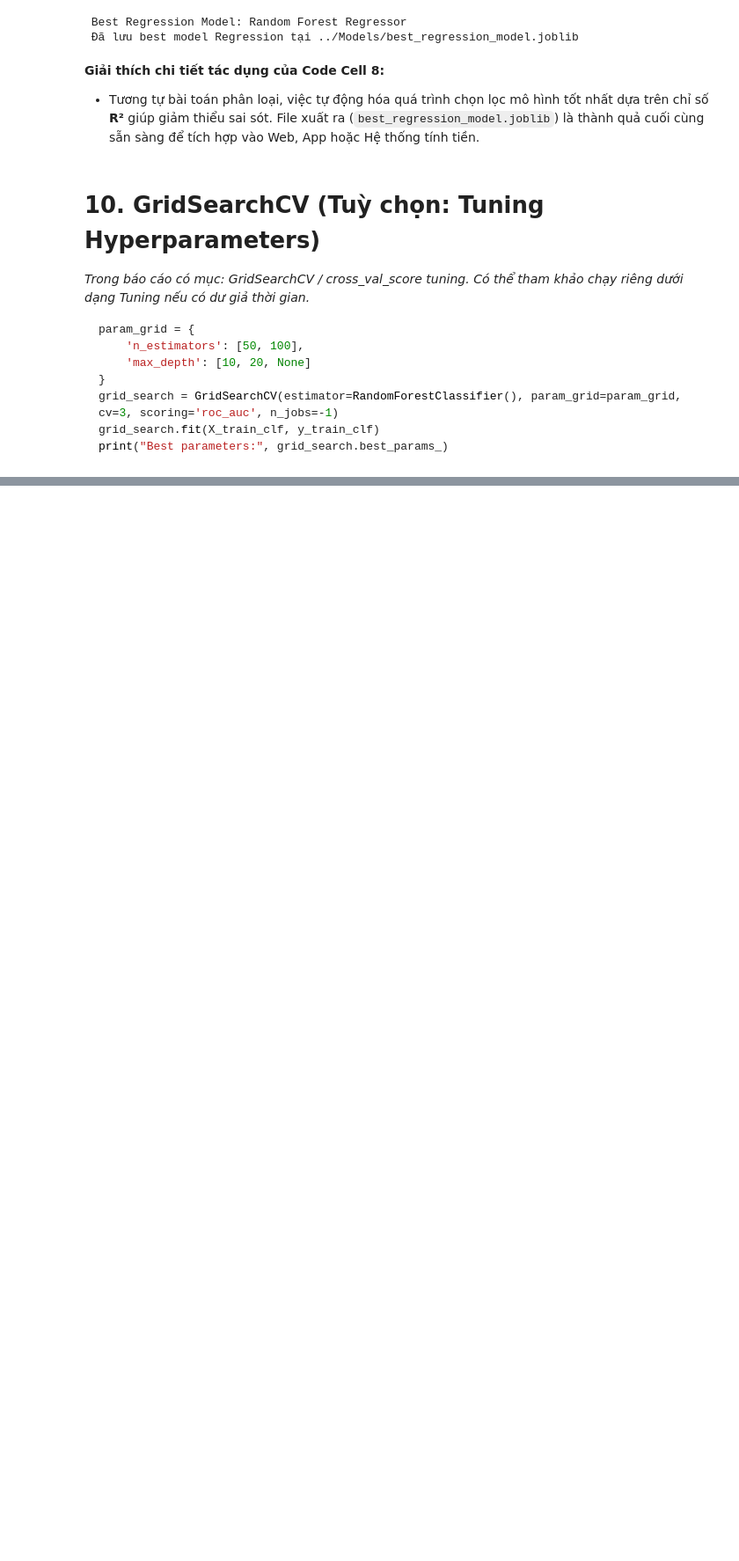
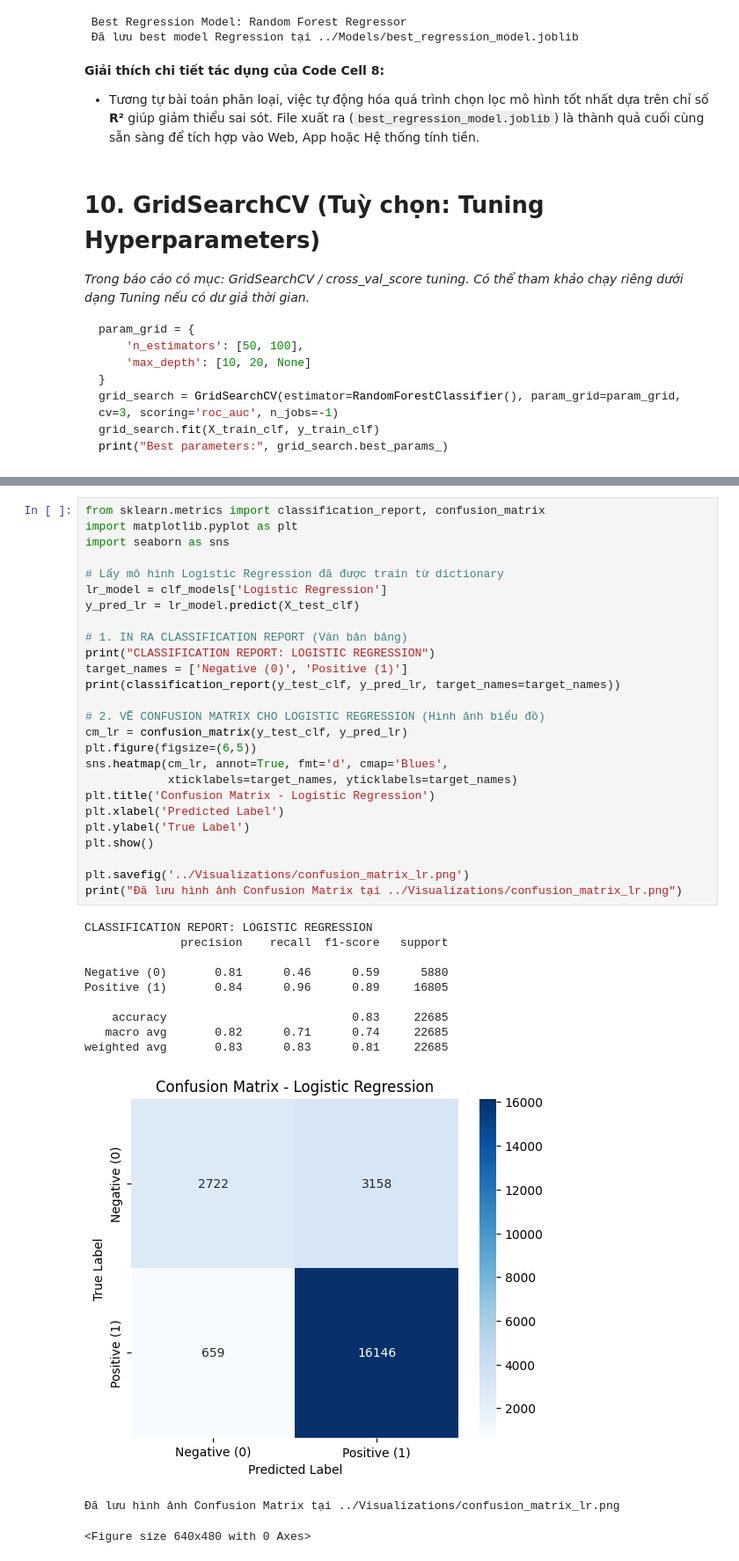
Before and after one commit to tri06052022-blip/BigData-Final-Project, a Jupyter notebook: Notebooks/Modeling_Classification_Regression.ipynb, the cells around one changed output, grey strips where cells are left out. Shown at 88% size. Cells and saved outputs as stored; diff of their text form; blank space fills up the shorter version.

```diff
--- a/Notebooks/Modeling_Classification_Regression.ipynb
+++ b/Notebooks/Modeling_Classification_Regression.ipynb
@@ -424,0 +426,39 @@ print("Best parameters:", grid_search.best_params_)
+# %%
+from sklearn.metrics import classification_report, confusion_matrix
+import matplotlib.pyplot as plt
+import seaborn as sns
+
+# Lấy mô hình Logistic Regression đã được train từ dictionary
+lr_model = clf_models['Logistic Regression']
+y_pred_lr = lr_model.predict(X_test_clf)
+
+# 1. IN RA CLASSIFICATION REPORT (Văn bản bảng)
+print("CLASSIFICATION REPORT: LOGISTIC REGRESSION")
+target_names = ['Negative (0)', 'Positive (1)']
+print(classification_report(y_test_clf, y_pred_lr, target_names=target_names))
+
+# 2. VẼ CONFUSION MATRIX CHO LOGISTIC REGRESSION (Hình ảnh biểu đồ)
+cm_lr = confusion_matrix(y_test_clf, y_pred_lr)
+plt.figure(figsize=(6,5))
+sns.heatmap(cm_lr, annot=True, fmt='d', cmap='Blues',
+            xticklabels=target_names, yticklabels=target_names)
+plt.title('Confusion Matrix - Logistic Regression')
+plt.xlabel('Predicted Label')
+plt.ylabel('True Label')
+plt.show()
+
+plt.savefig('../Visualizations/confusion_matrix_lr.png')
+print("Đã lưu hình ảnh Confusion Matrix tại ../Visualizations/confusion_matrix_lr.png")
+# %% [output]
+CLASSIFICATION REPORT: LOGISTIC REGRESSION
+              precision    recall  f1-score   support
+
+Negative (0)       0.81      0.46      0.59      5880
+Positive (1)       0.84      0.96      0.89     16805
+
+    accuracy                           0.83     22685
+   macro avg       0.82      0.71      0.74     22685
+weighted avg       0.83      0.83      0.81     22685
+[figure, added]
+Đã lưu hình ảnh Confusion Matrix tại ../Visualizations/confusion_matrix_lr.png
+<Figure size 640x480 with 0 Axes>
```
Also changed, not shown: parts of 15 cells of this notebook, 7 other files.
